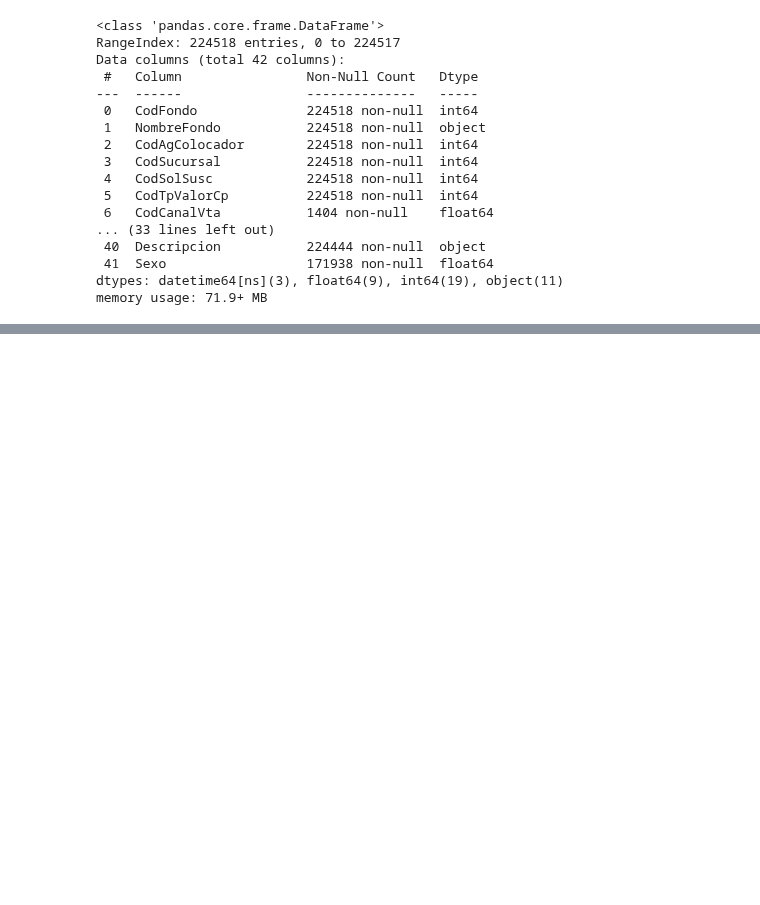
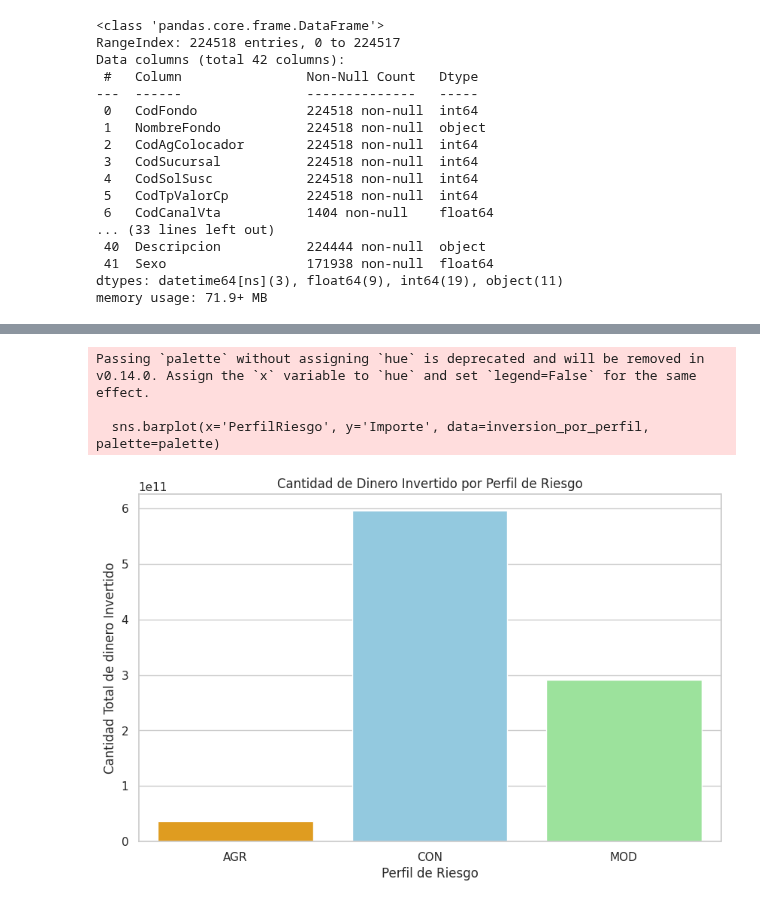
Before and after one commit to ndeleonardis/DataSetNoeliaDeLeonardis, a Jupyter notebook: entregable_datasciense_3_noelia_de_leonardis.ipynb, the cells around one changed output, grey strips where cells are left out. Cells and saved outputs as stored; diff of their text form; code cells hidden in the pictures; blank space fills up the shorter version.

```diff
--- a/entregable_datasciense_3_noelia_de_leonardis.ipynb
+++ b/entregable_datasciense_3_noelia_de_leonardis.ipynb
@@ -297,0 +297,31 @@ Passing `palette` without assigning `hue` is deprecated and will be removed in v
+# %%
+
+# Eliminar filas con 'MontoInvertido' nulo
+df = df.dropna(subset=['Importe'])
+
+# Agrupar por perfil de riesgo y sumar la cantidad de dinero invertido
+inversion_por_perfil = df.groupby('CodTpPerfilRiesgoCpt')['Importe'].sum().reset_index()
+inversion_por_perfil.columns = ['PerfilRiesgo', 'Importe']
+
+# Definir una paleta de colores personalizada
+palette = {
+    'CON': 'skyblue',
+    'AGR': 'orange',
+    'MOD': 'lightgreen'
+}
+
+# Configurar el estilo del gráfico
+sns.set(style="whitegrid")
+
+# Crear el gráfico de barras con colores personalizados
+plt.figure(figsize=(10, 6))
+sns.barplot(x='PerfilRiesgo', y='Importe', data=inversion_por_perfil, palette=palette)
+plt.title('Cantidad de Dinero Invertido por Perfil de Riesgo')
+plt.xlabel('Perfil de Riesgo')
+plt.ylabel('Cantidad Total de dinero Invertido')
+plt.show()
+# %% [output]
+Passing `palette` without assigning `hue` is deprecated and will be removed in v0.14.0. Assign the `x` variable to `hue` and set `legend=False` for the same effect.
+
+  sns.barplot(x='PerfilRiesgo', y='Importe', data=inversion_por_perfil, palette=palette)
+[figure, added]
```
Also changed, not shown: parts of 1 cell of this notebook.
